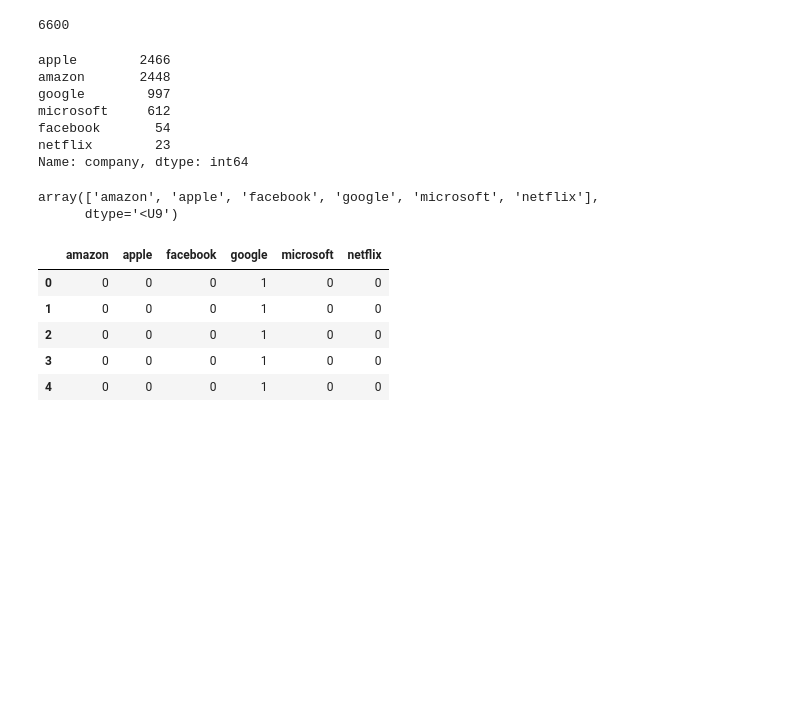
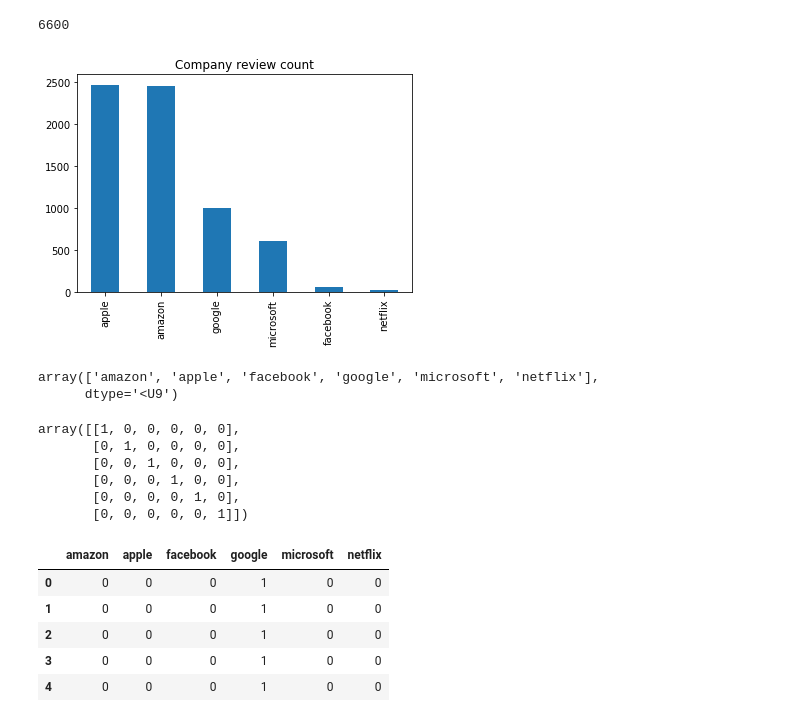
Before and after one commit to OnkelDunkel/MLExamProject, a Jupyter notebook: Read data.ipynb, the cells around one changed output. Drawn from its saved outputs; the diff is of its cells as text; code cells hidden in the pictures; blank space fills up the shorter version.

```diff
--- a/Read data.ipynb
+++ b/Read data.ipynb
@@ -178,12 +178,6 @@ df.count()[0]
 # %% [output]
 6600
 # %%
-df["company"].value_counts()
+df["company"].value_counts().plot(kind='bar', title='Company review count');
 # %% [output]
-apple        2466
-amazon       2448
-google        997
-microsoft     612
-facebook       54
-netflix        23
-Name: company, dtype: int64
+[figure, added]
@@ -197,4 +189,13 @@ lb.classes_
 # %% [output]
 array(['amazon', 'apple', 'facebook', 'google', 'microsoft', 'netflix'],
       dtype='<U9')
+# %%
+lb.transform(['amazon', 'apple', 'facebook', 'google', 'microsoft', 'netflix'])
+# %% [output]
+array([[1, 0, 0, 0, 0, 0],
+       [0, 1, 0, 0, 0, 0],
+       [0, 0, 1, 0, 0, 0],
+       [0, 0, 0, 1, 0, 0],
+       [0, 0, 0, 0, 1, 0],
+       [0, 0, 0, 0, 0, 1]])
 # %%
```
Also changed, not shown: parts of 20 cells of this notebook, 4 other files.
